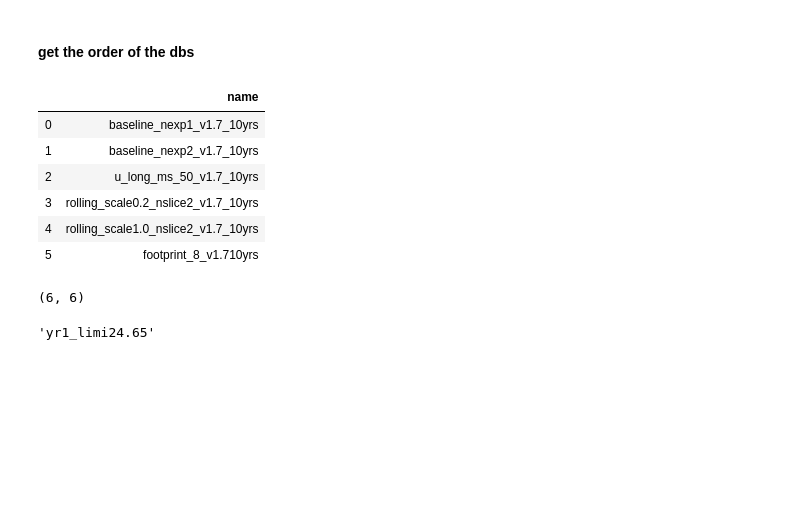
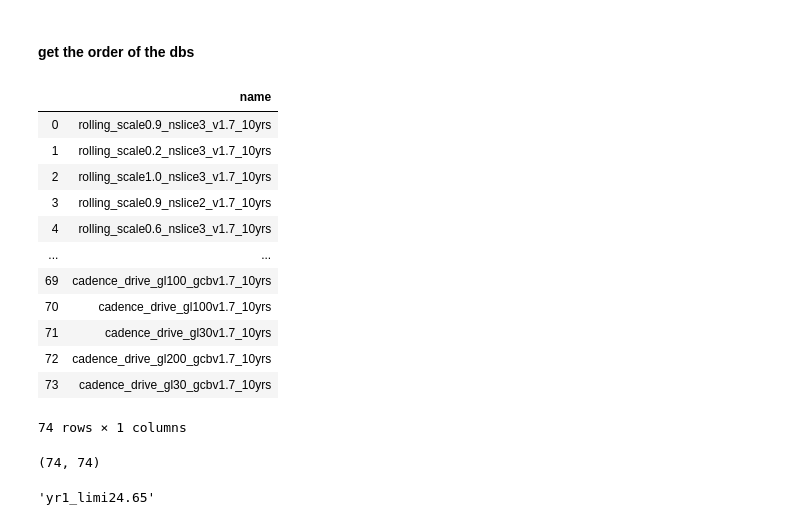
Before and after one commit to LSSTDESC/ObsStrat, a Jupyter notebook: postwp/paper_data.ipynb, the cells around one changed output. Saved outputs shown, nothing was run; the diff lists cells and outputs as text; code cells hidden in the pictures; blank space fills up the shorter version.

```diff
--- a/postwp/paper_data.ipynb
+++ b/postwp/paper_data.ipynb
@@ -62,19 +142,25 @@ for key in data:
 # %%
-df_in_order = pd.read_csv('%s/given_order_v1.7_selected.csv' % outdir, )
+df_in_order = pd.read_csv('%s/given_order_v1.7.csv' % outdir, )
 df_in_order
 # %% [output]
 |  | name |
-| 0 | baseline_nexp1_v1.7_10yrs |
-| 1 | baseline_nexp2_v1.7_10yrs |
-| 2 | u_long_ms_50_v1.7_10yrs |
-| 3 | rolling_scale0.2_nslice2_v1.7_10yrs |
-| 4 | rolling_scale1.0_nslice2_v1.7_10yrs |
-| 5 | footprint_8_v1.710yrs |
+| 0 | rolling_scale0.9_nslice3_v1.7_10yrs |
+| 1 | rolling_scale0.2_nslice3_v1.7_10yrs |
+| 2 | rolling_scale1.0_nslice3_v1.7_10yrs |
+| 3 | rolling_scale0.9_nslice2_v1.7_10yrs |
+| 4 | rolling_scale0.6_nslice3_v1.7_10yrs |
+| ... | ... |
+| 69 | cadence_drive_gl100_gcbv1.7_10yrs |
+| 70 | cadence_drive_gl100v1.7_10yrs |
+| 71 | cadence_drive_gl30v1.7_10yrs |
+| 72 | cadence_drive_gl200_gcbv1.7_10yrs |
+| 73 | cadence_drive_gl30_gcbv1.7_10yrs |
+74 rows × 1 columns
 # %%
 # check some things:
 len( list( df_in_order['name'] ) ), len( np.unique( df_in_order['name'] ) )
 # %% [output]
-(6, 6)
+(74, 74)
 # %%
 yr_key = [f for f in data.keys() if f.__contains__('yr1_')][0]
 yr_key
```
Also changed, not shown: parts of 14 cells of this notebook.
